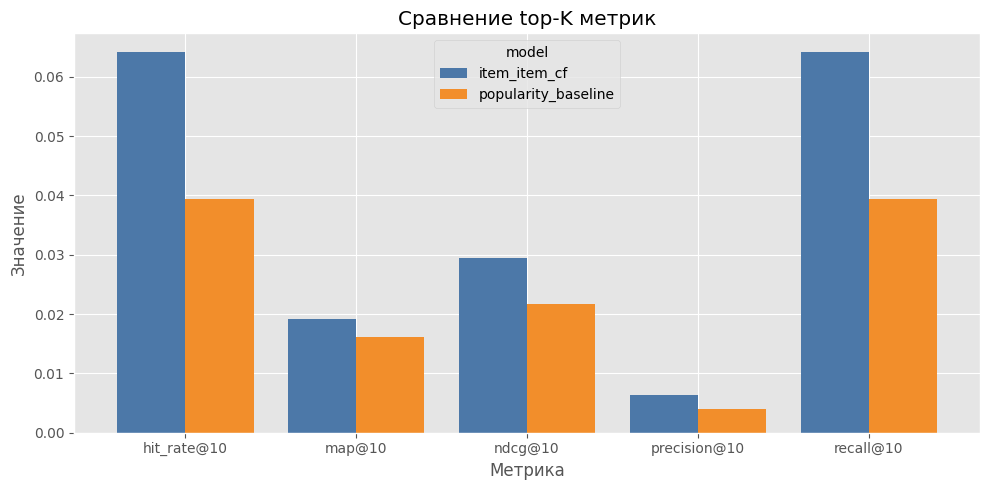
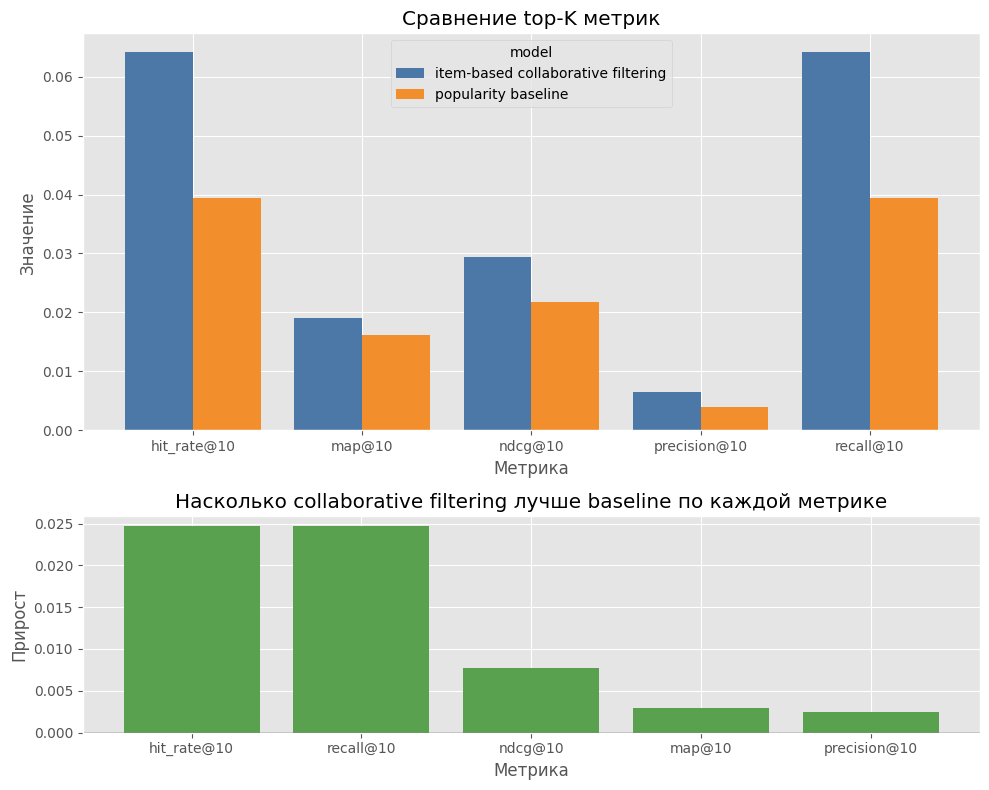
Unified diff of the notebook cell whose output changed from the first chart to the second:
--- before
+++ after
@@ -1,18 +1,28 @@
 plot_df = comparison_df.melt(id_vars="model", var_name="metric", value_name="value")
 plot_pivot = plot_df.pivot(index="metric", columns="model", values="value")
+metric_gain = (
+    plot_pivot["item-based collaborative filtering"] - plot_pivot["popularity baseline"]
+).sort_values(ascending=False)
 
-fig, ax = plt.subplots(figsize=(10, 5))
+fig, axes = plt.subplots(2, 1, figsize=(10, 8), height_ratios=[2.2, 1.2])
 plot_pivot.plot(
     kind="bar",
-    ax=ax,
+    ax=axes[0],
     color=["#4C78A8", "#F28E2B"],
     width=0.8,
 )
+axes[0].set_title("Сравнение top-K метрик")
+axes[0].set_xlabel("Метрика")
+axes[0].set_ylabel("Значение")
+axes[0].legend(title="model")
+axes[0].tick_params(axis="x", rotation=0)
 
-ax.set_title("Сравнение top-K метрик")
-ax.set_xlabel("Метрика")
-ax.set_ylabel("Значение")
-ax.legend(title="model")
-plt.xticks(rotation=0)
+axes[1].bar(metric_gain.index, metric_gain.values, color="#59A14F")
+axes[1].axhline(0.0, color="black", linewidth=1)
+axes[1].set_title("Насколько collaborative filtering лучше baseline по каждой метрике")
+axes[1].set_xlabel("Метрика")
+axes[1].set_ylabel("Прирост")
+axes[1].tick_params(axis="x", rotation=0)
+
 plt.tight_layout()
 plt.show()

Commit: доработал теорию